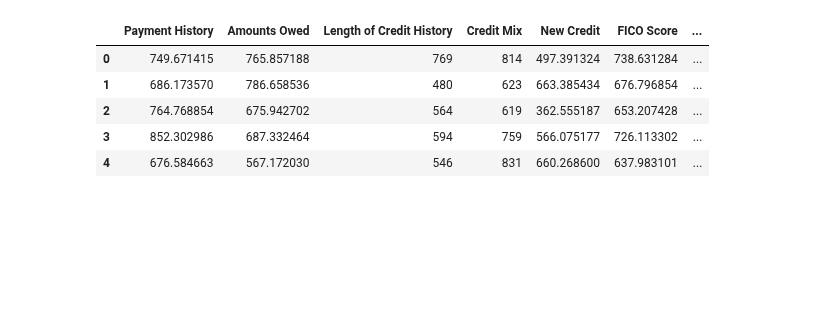
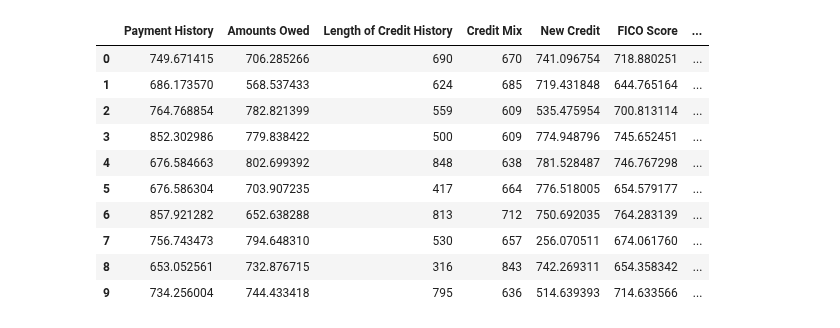
Before and after one commit to RamanEbrahimi/Research, a Jupyter notebook: Explainable AI/FICO_Synthetic.ipynb, the cells around one changed output. Cells and saved outputs as stored; diff of their text form; code cells hidden in the pictures; blank space fills up the shorter version.

```diff
--- a/Explainable AI/FICO_Synthetic.ipynb
+++ b/Explainable AI/FICO_Synthetic.ipynb
@@ -7,7 +7,7 @@ import numpy as np
 import pandas as pd
 from scipy.optimize import minimize
 # %%
-def generate_synthetic_fico_data(n=5000):
+def generate_synthetic_fico_data(n=10000):
     np.random.seed(42)  # For reproducibility
 
     # Simulate Payment History
@@ -60,11 +60,16 @@ fico_df['Approval Probability'] = sigmoid(fico_df['FICO Score'])
 # This introduces randomness in the assignment, making some borderline cases get approved or denied
 fico_df['True Label'] = (fico_df['Approval Probability'] > np.random.rand(fico_df.shape[0])).astype(int)
 # %%
-fico_df.head()
+fico_df.head(10)
 # %% [output]
 |  | Payment History | Amounts Owed | Length of Credit History | Credit Mix | New Credit | FICO Score | ... |
-| 0 | 749.671415 | 765.857188 | 769 | 814 | 497.391324 | 738.631284 | ... |
-| 1 | 686.173570 | 786.658536 | 480 | 623 | 663.385434 | 676.796854 | ... |
-| 2 | 764.768854 | 675.942702 | 564 | 619 | 362.555187 | 653.207428 | ... |
-| 3 | 852.302986 | 687.332464 | 594 | 759 | 566.075177 | 726.113302 | ... |
-| 4 | 676.584663 | 567.172030 | 546 | 831 | 660.268600 | 637.983101 | ... |
+| 0 | 749.671415 | 706.285266 | 690 | 670 | 741.096754 | 718.880251 | ... |
+| 1 | 686.173570 | 568.537433 | 624 | 685 | 719.431848 | 644.765164 | ... |
+| 2 | 764.768854 | 782.821399 | 559 | 609 | 535.475954 | 700.813114 | ... |
+| 3 | 852.302986 | 779.838422 | 500 | 609 | 774.948796 | 745.652451 | ... |
+| 4 | 676.584663 | 802.699392 | 848 | 638 | 781.528487 | 746.767298 | ... |
+| 5 | 676.586304 | 703.907235 | 417 | 664 | 776.518005 | 654.579177 | ... |
+| 6 | 857.921282 | 652.638288 | 813 | 712 | 750.692035 | 764.283139 | ... |
+| 7 | 756.743473 | 794.648310 | 530 | 657 | 256.070511 | 674.061760 | ... |
+| 8 | 653.052561 | 732.876715 | 316 | 843 | 742.269311 | 654.358342 | ... |
+| 9 | 734.256004 | 744.433418 | 795 | 636 | 514.639393 | 714.633566 | ... |
```
Also changed, not shown: parts of 8 cells of this notebook, 2 other files.
